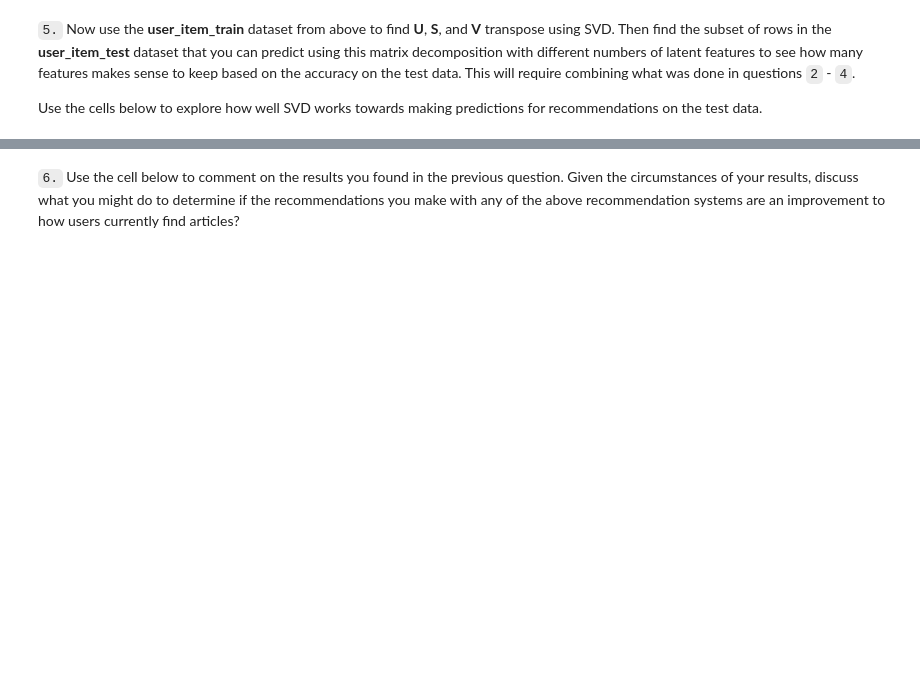
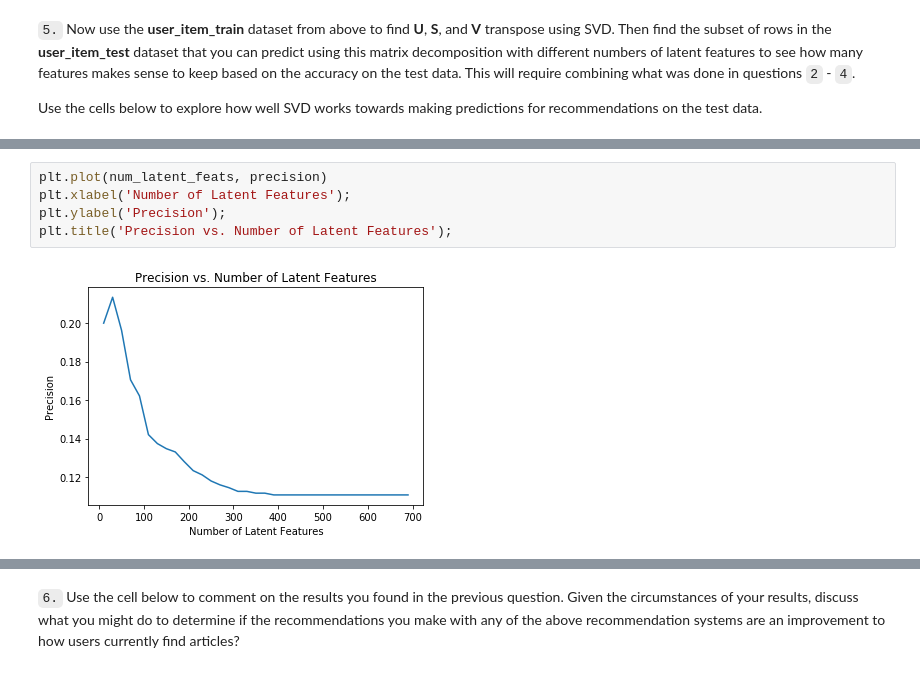
Before and after one commit to cgkaczenski/Recommendations_IBM, a Jupyter notebook: Recommendations_with_IBM.ipynb, the cells around one changed output, grey strips where cells are left out. Drawn from its saved outputs; the diff is of its cells as text; blank space fills up the shorter version.

```diff
--- a/Recommendations_with_IBM.ipynb
+++ b/Recommendations_with_IBM.ipynb
@@ -709,0 +789,7 @@ u_train, s_train, vt_train = # fit svd similar to above then use the cells below
+# %%
+plt.plot(num_latent_feats, precision)
+plt.xlabel('Number of Latent Features');
+plt.ylabel('Precision');
+plt.title('Precision vs. Number of Latent Features');
+# %% [output]
+[figure, added]
```
Also changed, not shown: parts of 23 cells of this notebook.
